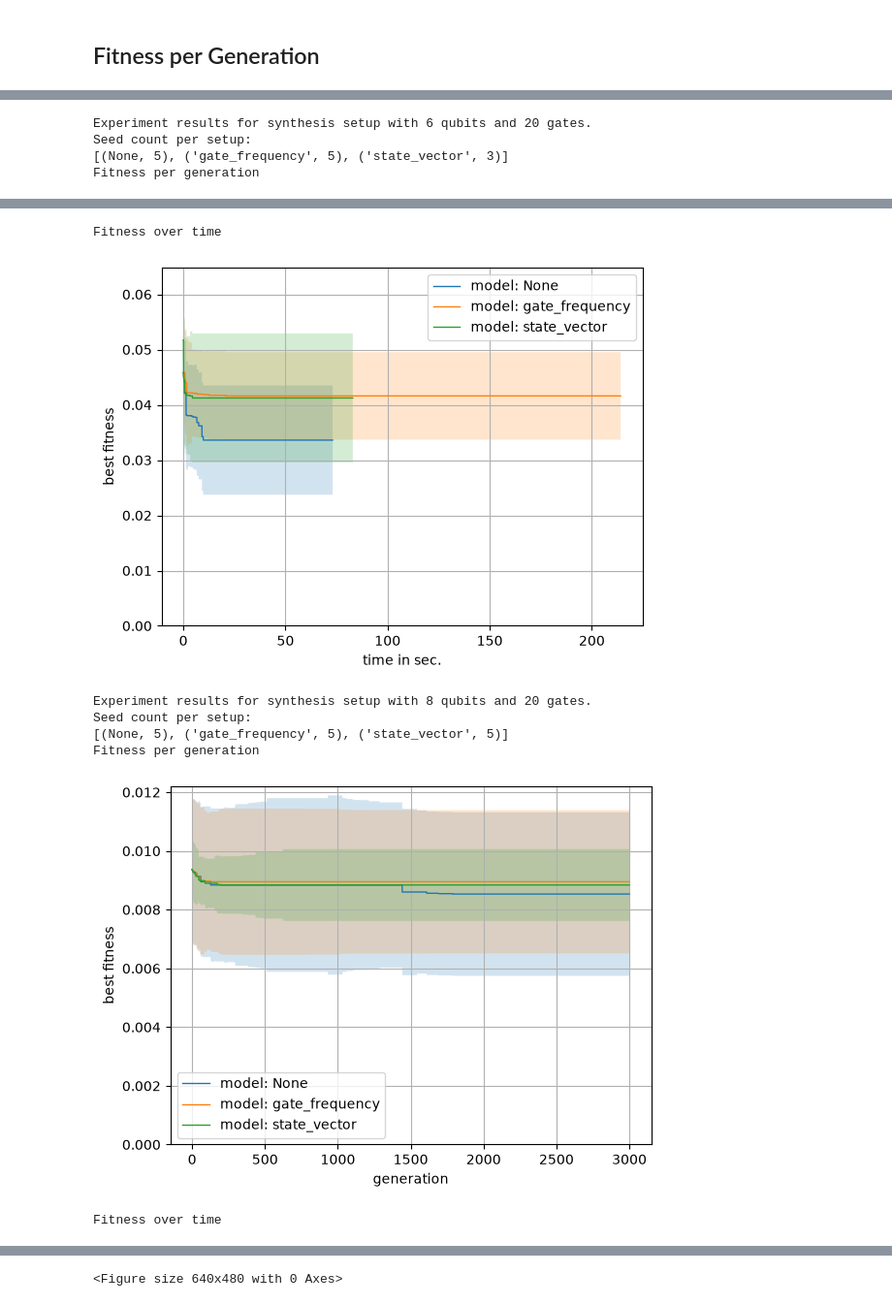
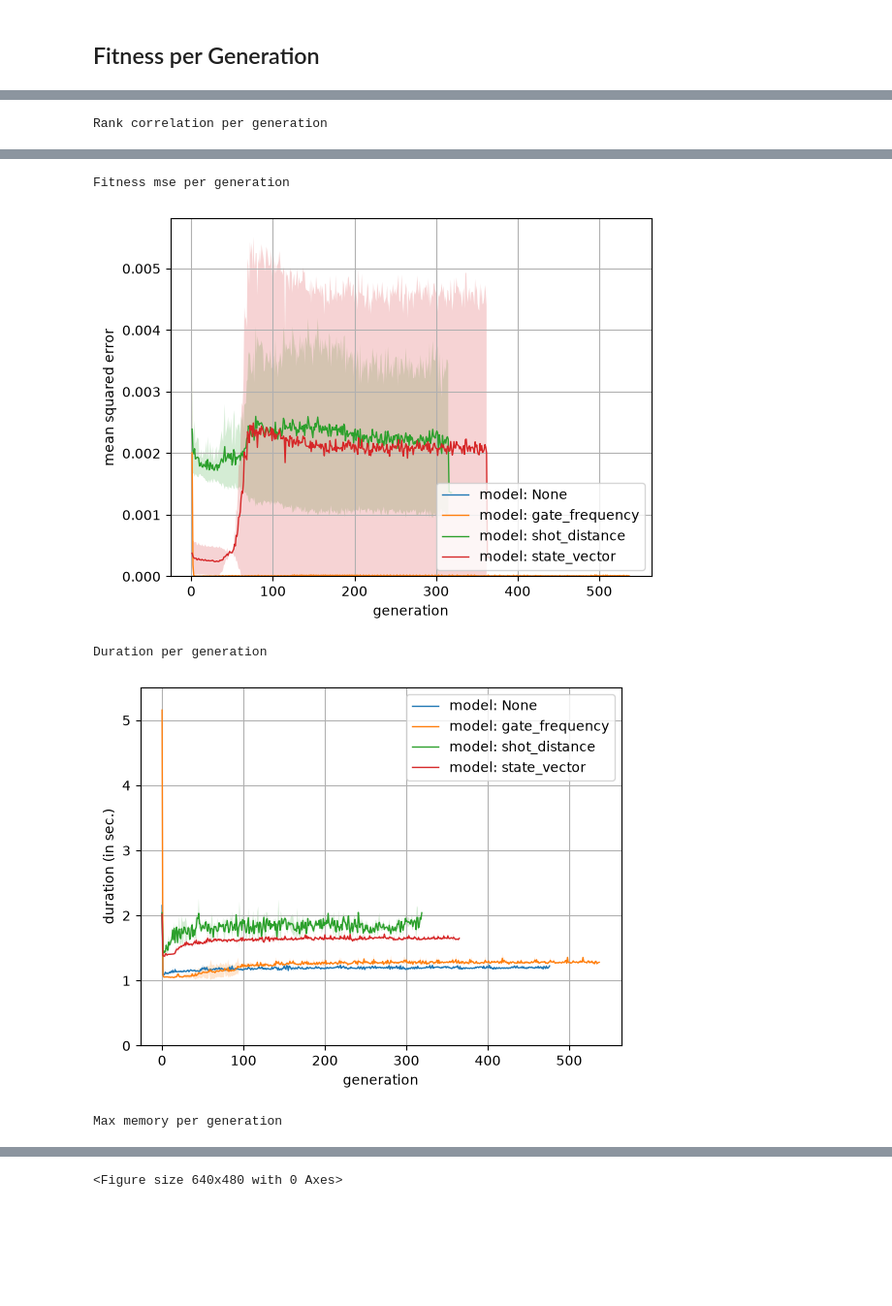
Before and after one commit to westoun/surrogate-assisted-qcs, a Jupyter notebook: evaluation/surrogate_assisted_qcs/analysis.ipynb, the cells around one changed output, grey strips where cells are left out. Shown at 97% size. Cells and saved outputs as stored; diff of their text form; code cells hidden in the pictures; blank space fills up the shorter version.

Commit message:
Add plots for new data

```diff
--- a/evaluation/surrogate_assisted_qcs/analysis.ipynb
+++ b/evaluation/surrogate_assisted_qcs/analysis.ipynb
@@ -387,7 +528,8 @@ def plot_fitness_per_timestamp(experiments: List[Experiment], labels: List[str],
     for experiment, label in zip(experiments, labels):
         df = experiment.data_by_timestamp
 
-        ax.plot(df["cum_duration"], df["median_best_fitness"], label=label, linewidth=1)
+        ax.plot(df["cum_duration"], df["median_best_fitness"],
+                label=label, linewidth=1)
 
         if plot_std:
             lower_bound = df["median_best_fitness"] - df["stdev_best_fitness"]
@@ -399,7 +541,7 @@ def plot_fitness_per_timestamp(experiments: List[Experiment], labels: List[str],
     if anchor_yaxis:
         ax.set_ylim(0)
 
-    ax.set_xlabel("time in sec.")
+    ax.set_xlabel("time (in sec.)")
 
     ax.set_ylabel("best fitness")
 
@@ -417,4 +559,4 @@ def plot_fitness_per_timestamp(experiments: List[Experiment], labels: List[str],
 ## Fitness per Generation
 # %%
 experiments = load_experiments(
-    results_dir="results/")
+    results_dir="results/", min_generations=100)
@@ -442,16 +580,33 @@ for qubit_num in qubit_nums:
 
         sort_by_model(rel_experiments)
 
+        labels=[f"model: {experiment.model}" for experiment in rel_experiments]
+
         printb(
             f"Experiment results for synthesis setup with {qubit_num} qubits and {gate_count} gates.")
+
         print("Seed count per setup: ")
         print([(experiment.model, len(experiment.seeds)) for experiment in rel_experiments])
 
         print("Fitness per generation")
-        plot_fitness_per_generation(rel_experiments, labels=[
-                                    f"model: {experiment.model}" for experiment in rel_experiments])
+        plot_fitness_per_generation(rel_experiments, labels=labels)
 
         print("Fitness over time")
-        plot_fitness_per_timestamp(rel_experiments, labels=[
-                                   f"model: {experiment.model}" for experiment in rel_experiments])
+        plot_fitness_per_timestamp(rel_experiments, labels=labels)
+
+        print("Rank correlation per generation")
+        plot_rank_correlation_per_generation(rel_experiments, labels=labels)
+
+        print("Fitness mse per generation")
+        plot_fitness_mse_per_generation(rel_experiments, labels=labels)
+
+        print("Duration per generation")
+        plot_duration_per_generation(
+            rel_experiments, labels=labels
+        )
+
+        print("Max memory per generation")
+        plot_max_memory_per_generation(
+            rel_experiments, labels=labels
+        )
 # %% [output]
@@ -465,4 +620 @@ Fitness over time
-Experiment results for synthesis setup with 6 qubits and 20 gates.
-Seed count per setup:
-[(None, 5), ('gate_frequency', 5), ('state_vector', 3)]
-Fitness per generation
+Rank correlation per generation
@@ -470,8 +622,5 @@ Fitness per generation
-Fitness over time
+Fitness mse per generation
-[figure, old version]
+[figure, new version]
-Experiment results for synthesis setup with 8 qubits and 20 gates.
-Seed count per setup:
-[(None, 5), ('gate_frequency', 5), ('state_vector', 5)]
-Fitness per generation
+Duration per generation
-[figure, old version]
+[figure, new version]
-Fitness over time
+Max memory per generation
```
Also changed, not shown: parts of 7 cells of this notebook.
